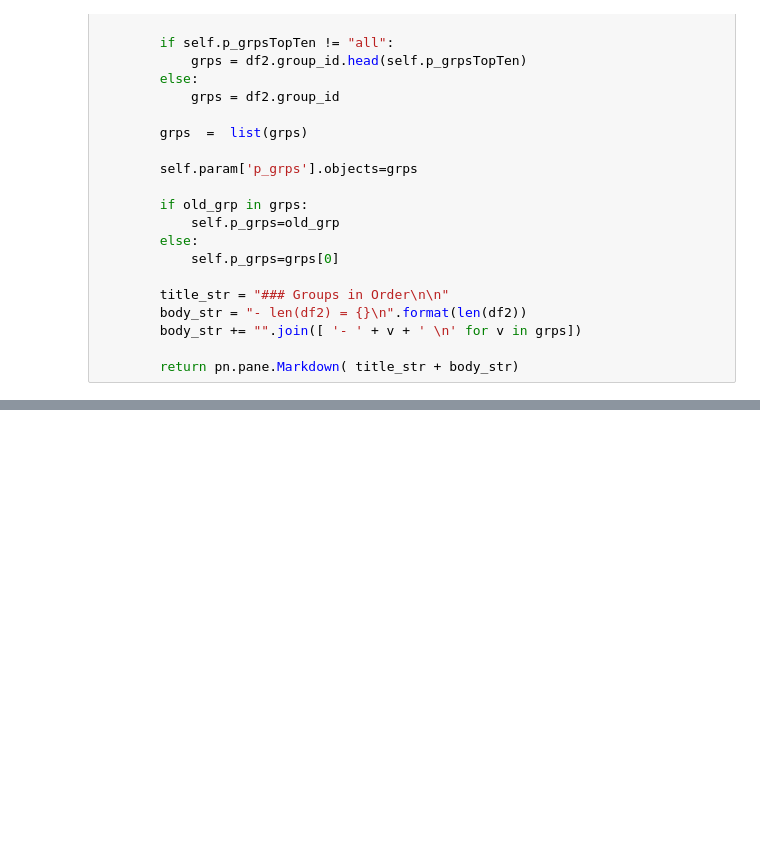
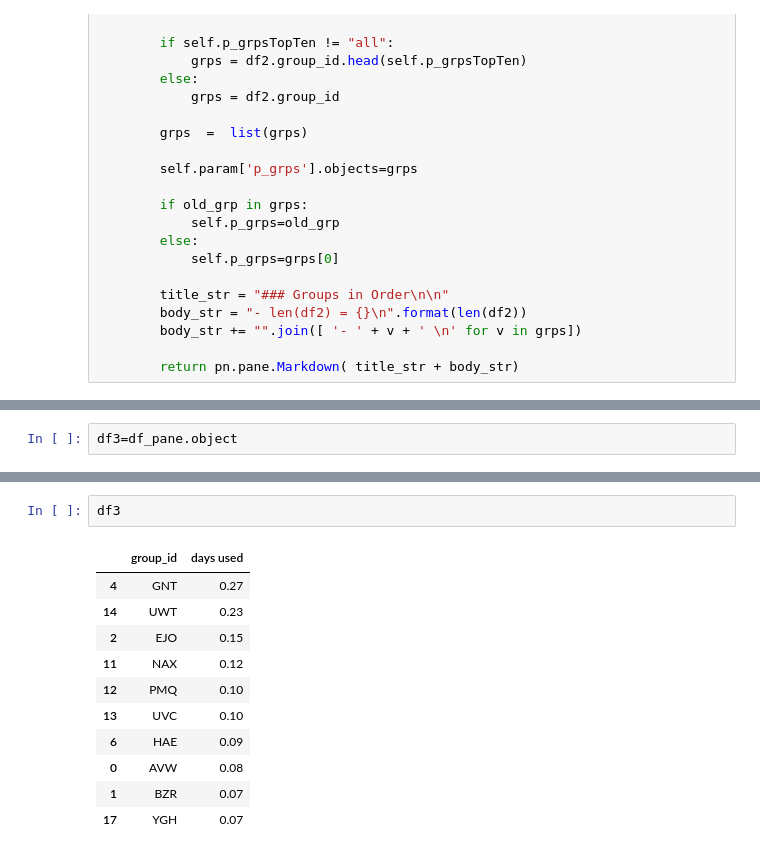
Before and after one commit to EricHughesABC/nmrStats_Heroku_panel, a Jupyter notebook: nmrStatsPanel.ipynb, the cells around one changed output, grey strips where cells are left out. Cells and saved outputs as stored; diff of their text form; blank space fills up the shorter version.

```diff
--- a/nmrStatsPanel.ipynb
+++ b/nmrStatsPanel.ipynb
@@ -268,0 +453,2 @@ display_tabs.servable()
+# %%
+df3=df_pane.object
@@ -268,0 +459,14 @@ display_tabs.servable()
+# %%
+df3
+# %% [output]
+|  | group_id | days used |
+| 4 | GNT | 0.27 |
+| 14 | UWT | 0.23 |
+| 2 | EJO | 0.15 |
+| 11 | NAX | 0.12 |
+| 12 | PMQ | 0.10 |
+| 13 | UVC | 0.10 |
+| 6 | HAE | 0.09 |
+| 0 | AVW | 0.08 |
+| 1 | BZR | 0.07 |
+| 17 | YGH | 0.07 |
```
Also changed, not shown: parts of 62 cells of this notebook, 5 other files.
